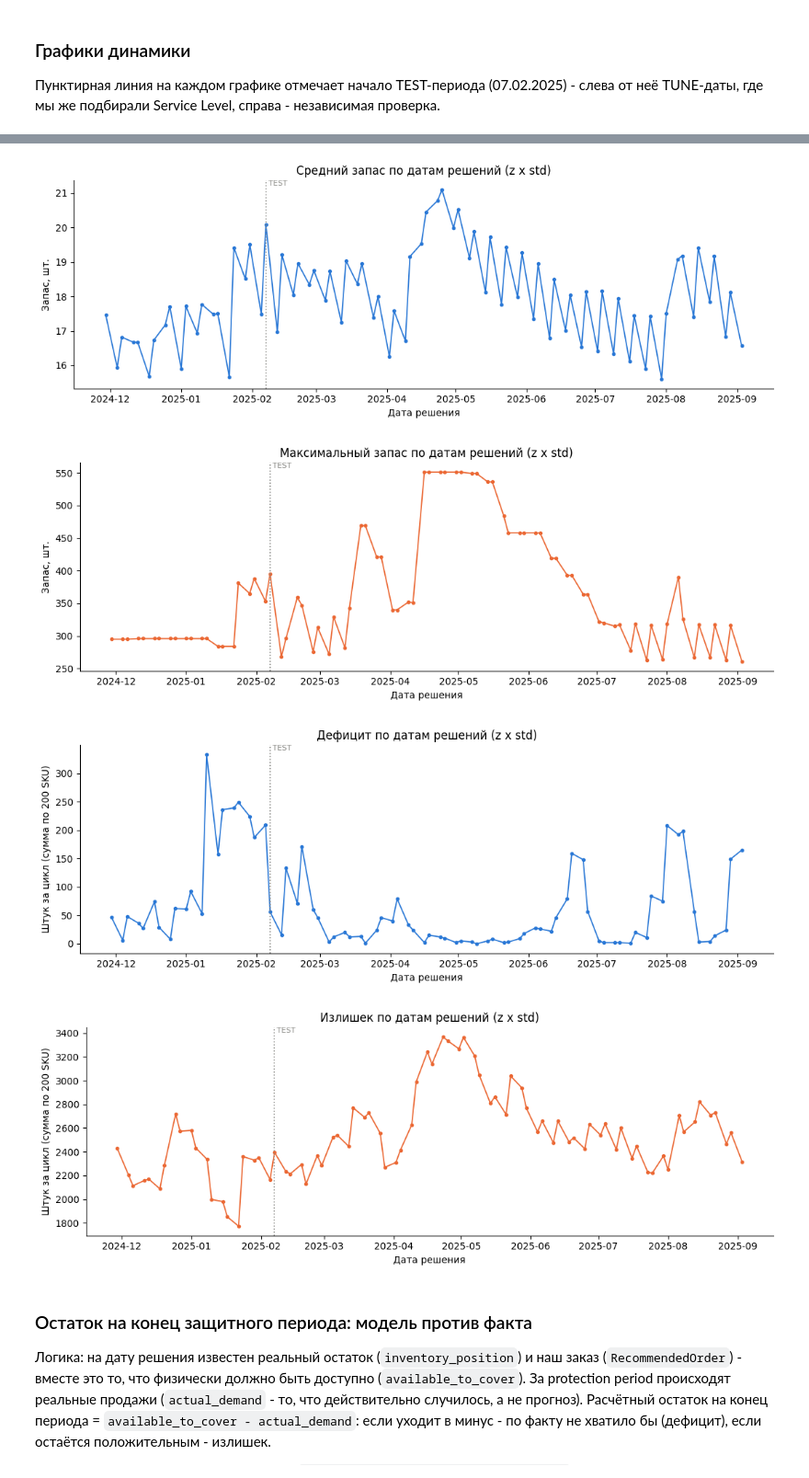
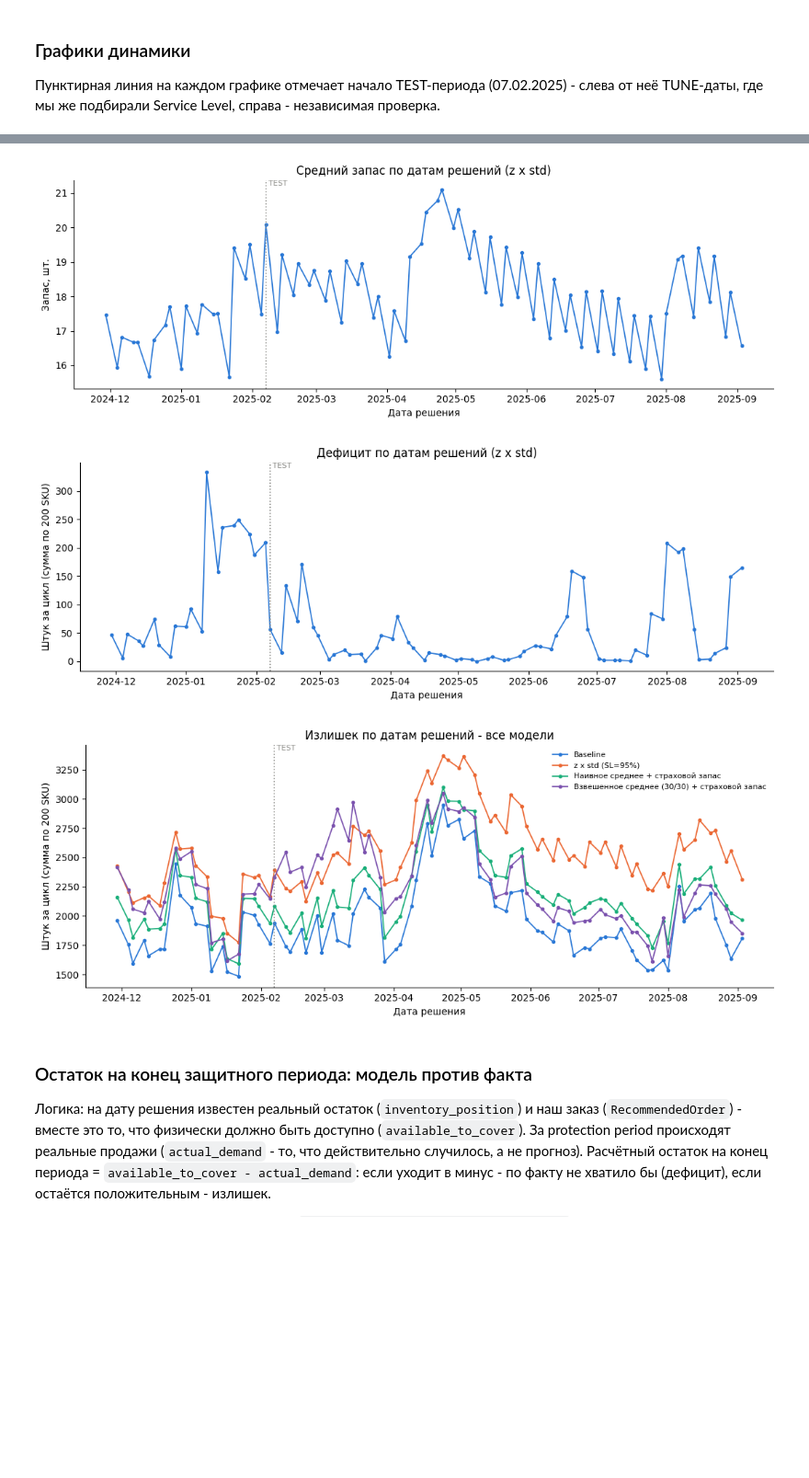
Before and after one commit to Viktor-VK/reorder-model, a Jupyter notebook: notebooks/reorder_model.ipynb, the cells around one changed output, grey strips where cells are left out. Shown at 92% size. Cells and saved outputs as stored; diff of their text form; code cells hidden in the pictures; blank space fills up the shorter version.

```diff
--- a/notebooks/reorder_model.ipynb
+++ b/notebooks/reorder_model.ipynb
@@ -1612,43 +1685,50 @@ per_date_metrics_df.head()
 # %%
 test_start_date = test_dates_df["OrderDate"].min()
 
 plot_metric_pair_over_time(
     per_date_metrics_df, "cycle_service_level", "Cycle Service Level", "fill_rate", "Fill Rate",
     "Доля", "Cycle Service Level и Fill Rate по датам решений (z x std)", as_percent=True,
     mark_date=test_start_date, mark_label="TEST",
 )
 
 # Средний и максимальный запас различаются в 20-30 раз - на одной оси средний становится
 # не виден (см. markdown у plot_metric_over_time), поэтому здесь два отдельных графика,
 # а не пара на одной оси.
 plot_metric_over_time(
     per_date_metrics_df, "avg_inventory", "Средний запас", "Запас, шт.",
     "Средний запас по датам решений (z x std)", color="#2a78d6",
     mark_date=test_start_date, mark_label="TEST",
 )
-plot_metric_over_time(
-    per_date_metrics_df, "max_inventory", "Максимальный запас", "Запас, шт.",
-    "Максимальный запас по датам решений (z x std)", color="#eb6834",
-    mark_date=test_start_date, mark_label="TEST",
-)
+# Максимальный запас закомментирован - определяется одним-двумя SKU с большой позицией
+# в конкретный момент, а не общим уровнем запаса, и не добавлял выводов сверх того,
+# что уже видно по среднему и по излишку.
+# plot_metric_over_time(
+#     per_date_metrics_df, "max_inventory", "Максимальный запас", "Запас, шт.",
+#     "Максимальный запас по датам решений (z x std)", color="#eb6834",
+#     mark_date=test_start_date, mark_label="TEST",
+# )
 
 # Та же причина - дефицит и излишек различаются в 10-40 раз.
 plot_metric_over_time(
     per_date_metrics_df, "total_shortfall", "Дефицит", "Штук за цикл (сумма по 200 SKU)",
     "Дефицит по датам решений (z x std)", color="#2a78d6",
     mark_date=test_start_date, mark_label="TEST",
 )
-plot_metric_over_time(
-    per_date_metrics_df, "total_excess", "Излишек", "Штук за цикл (сумма по 200 SKU)",
-    "Излишек по датам решений (z x std)", color="#eb6834",
+
+# Излишек - сразу по всем моделям (не только z x std), magnitudes у них сопоставимы
+# (не 10-40-кратная разница, как у avg/max), поэтому одна ось не проблема.
+plot_metric_multi_over_time(
+    excess_by_model_df,
+    ["Baseline", f"z x std (SL={SERVICE_LEVEL:.0%})", "Наивное среднее + страховой запас",
+     f"Взвешенное среднее ({RECENT_WINDOW_NEAR_DAYS}/{RECENT_WINDOW_FAR_DAYS}) + страховой запас"],
+    "Штук за цикл (сумма по 200 SKU)", "Излишек по датам решений - все модели",
     mark_date=test_start_date, mark_label="TEST",
 )
 # %% [output]
 [figure]
 [figure]
-[figure, old version]
+[figure, new version]
-[figure, old version]
+[figure, new version]
-[figure, removed]
 # %% [markdown]
 ### Остаток на конец защитного периода: модель против факта
 
```
Also changed, not shown: parts of 4 cells of this notebook, 1 other file.
